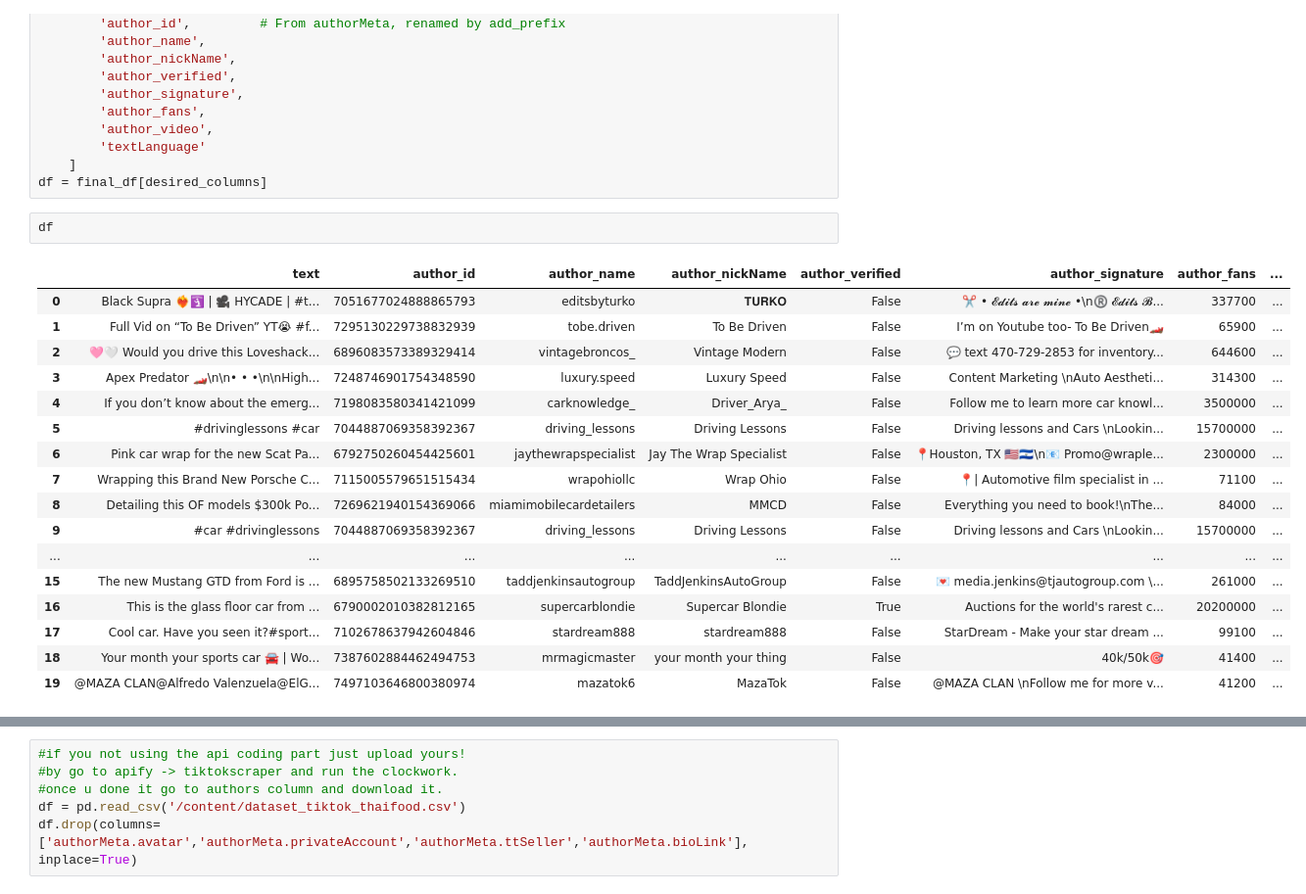
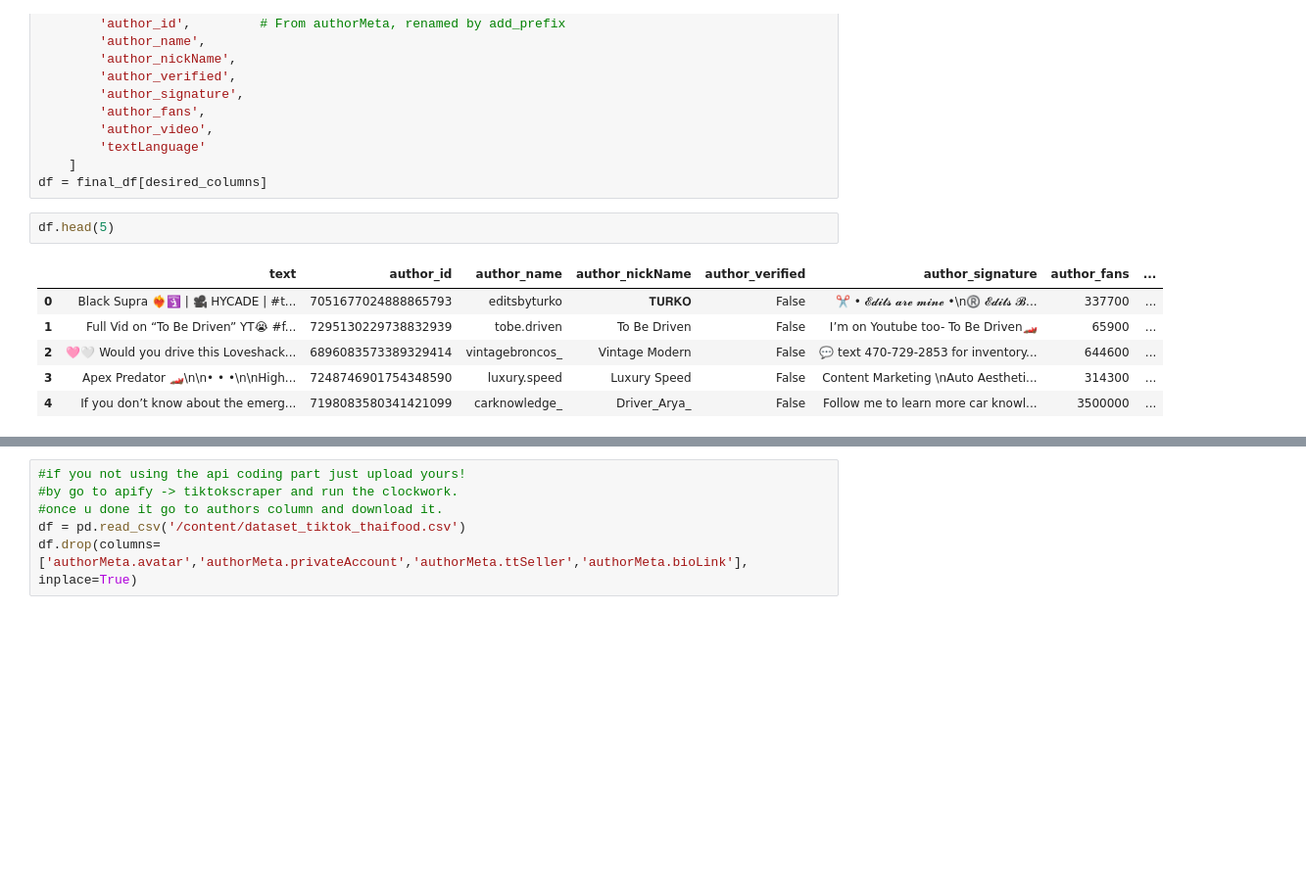
Before and after one commit to snailsqz/Brand2Tiktok, a Jupyter notebook: brand2tiktokTH.ipynb, the cells around one changed output, grey strips where cells are left out. Shown at 98% size. Saved outputs shown, nothing was run; the diff lists cells and outputs as text; blank space fills up the shorter version.

```diff
--- a/brand2tiktokTH.ipynb
+++ b/brand2tiktokTH.ipynb
@@ -156,25 +156,14 @@ desired_columns = [
     ]
 df = final_df[desired_columns]
 # %%
-df
+df.head(5)
 # %% [output]
 |  | text | author_id | author_name | author_nickName | author_verified | author_signature | author_fans | ... |
 | 0 | Black Supra ❤️‍🔥🛐 | 🎥 HYCADE | #t... | 7051677024888865793 | editsbyturko | 𝐓𝐔𝐑𝐊𝐎 | False | ✂️ • 𝓔𝓭𝓲𝓽𝓼 𝓪𝓻𝓮 𝓶𝓲𝓷𝓮 •\n®️ 𝓔𝓭𝓲𝓽𝓼 𝓑... | 337700 | ... |
 | 1 | Full Vid on “To Be Driven” YT😭 #f... | 7295130229738832939 | tobe.driven | To Be Driven | False | I’m on Youtube too- To Be Driven🏎️ | 65900 | ... |
 | 2 | 🩷🤍 Would you drive this Loveshack... | 6896083573389329414 | vintagebroncos_ | Vintage Modern | False | 💬 text 470-729-2853 for inventory... | 644600 | ... |
 | 3 | Apex Predator 🏎️\n\n• • •\n\nHigh... | 7248746901754348590 | luxury.speed | Luxury Speed | False | Content Marketing \nAuto Aestheti... | 314300 | ... |
 | 4 | If you don’t know about the emerg... | 7198083580341421099 | carknowledge_ | Driver_Arya_ | False | Follow me to learn more car knowl... | 3500000 | ... |
-| 5 | #drivinglessons #car | 7044887069358392367 | driving_lessons | Driving Lessons | False | Driving lessons and Cars \nLookin... | 15700000 | ... |
-| 6 | Pink car wrap for the new Scat Pa... | 6792750260454425601 | jaythewrapspecialist | Jay The Wrap Specialist | False | 📍Houston, TX 🇺🇸🇸🇻\n📧 Promo@wraple... | 2300000 | ... |
-| 7 | Wrapping this Brand New Porsche C... | 7115005579651515434 | wrapohiollc | Wrap Ohio | False | 📍| Automotive film specialist in ... | 71100 | ... |
-| 8 | Detailing this OF models $300k Po... | 7269621940154369066 | miamimobilecardetailers | MMCD | False | Everything you need to book!\nThe... | 84000 | ... |
-| 9 | #car #drivinglessons | 7044887069358392367 | driving_lessons | Driving Lessons | False | Driving lessons and Cars \nLookin... | 15700000 | ... |
-| ... | ... | ... | ... | ... | ... | ... | ... | ... |
-| 15 | The new Mustang GTD from Ford is ... | 6895758502133269510 | taddjenkinsautogroup | TaddJenkinsAutoGroup | False | 💌 media.jenkins@tjautogroup.com \... | 261000 | ... |
-| 16 | This is the glass floor car from ... | 6790002010382812165 | supercarblondie | Supercar Blondie | True | Auctions for the world's rarest c... | 20200000 | ... |
-| 17 | Cool car. Have you seen it?#sport... | 7102678637942604846 | stardream888 | stardream888 | False | StarDream - Make your star dream ... | 99100 | ... |
-| 18 | Your month your sports car 🚘 | Wo... | 7387602884462494753 | mrmagicmaster | your month your thing | False | 40k/50k🎯 | 41400 | ... |
-| 19 | @MAZA CLAN@Alfredo Valenzuela@ElG... | 7497103646800380974 | mazatok6 | MazaTok | False | @MAZA CLAN \nFollow me for more v... | 41200 | ... |
 # %%
 df.info()
 # %% [output]
```
Also changed, not shown: parts of 4 cells of this notebook.
